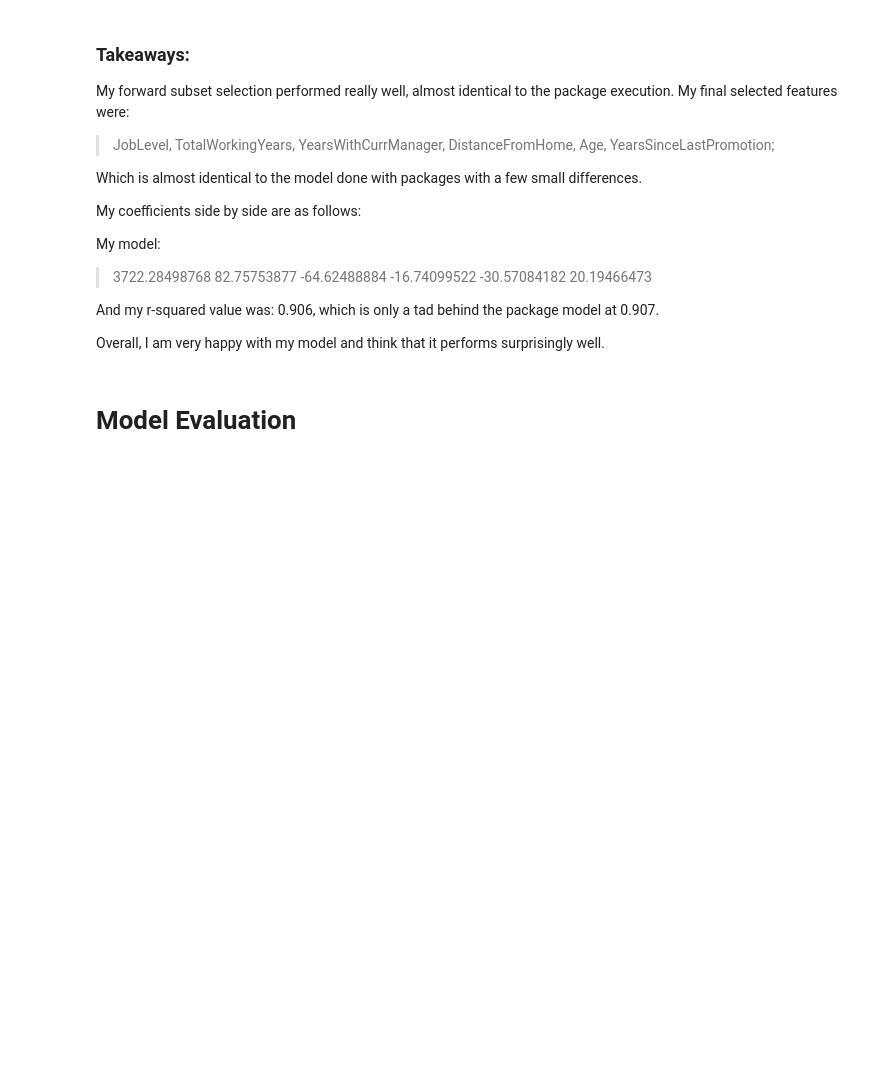
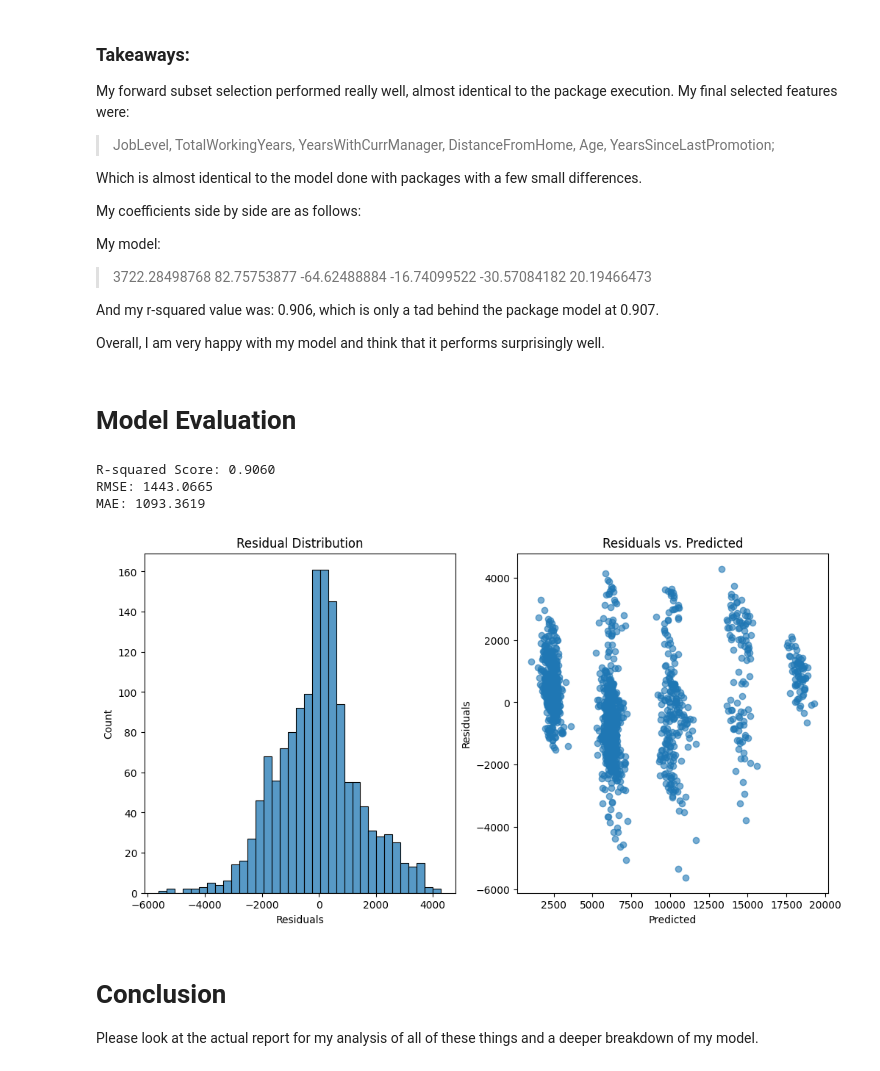
Before and after one commit to okdokeko/421final, a Jupyter notebook: final_interprertation.ipynb, the cells around one changed output. Cells and saved outputs as stored; diff of their text form; code cells hidden in the pictures; blank space fills up the shorter version.

Commit message:
Cleaned up a bit, might add more figures later

```diff
--- a/final_interprertation.ipynb
+++ b/final_interprertation.ipynb
@@ -294,3 +296,52 @@ And my r-squared value was: 0.906, which is only a tad behind the package model
 Overall, I am very happy with my model and think that it performs surprisingly well.
 # %% [markdown]
 # Model Evaluation
+# %%
+# Since the instructions said that it was okay to use packages for evaluation i decided to use sklearn metrics.
+# This includes a ton of useful metrics to evaluate the model.
+y_pred = model.predict(X)
+
+# Here i am calculating my metrics
+# I decided to go with these three since they are standard and rmse is more interpretable than mse and was suggested in the instructions.
+# Same with mean absolute error
+r2 = r2_score(Y, y_pred)
+rmse = np.sqrt(mean_squared_error(Y, y_pred))
+mae = mean_absolute_error(Y, y_pred)
+
+print(f"R-squared Score: {r2:.4f}")
+print(f"RMSE: {rmse:.4f}")
+print(f"MAE: {mae:.4f}")
+
+# Source: https://scikit-learn.org/stable/api/sklearn.metrics.html
+# Source: https://scikit-learn.org/stable/modules/model_evaluation.html#regression-metrics
+# %% [output]
+R-squared Score: 0.9060
+RMSE: 1443.0665
+MAE: 1093.3619
+# %%
+# I also decided to do a residual plot to check out if anything looked off
+residuals = Y - y_pred
+
+plt.figure(figsize=(12, 6))
+
+# Plot 1: residual distrubution
+plt.subplot(1, 2, 1)
+sns.histplot(residuals)
+plt.title("Residual Distribution")
+plt.xlabel("Residuals")
+
+# Plot 2: residuals vs predicted
+plt.subplot(1, 2, 2)
+plt.scatter(y_pred, residuals, alpha=0.6) # reduced alpha to see better
+plt.title("Residuals vs. Predicted")
+plt.xlabel("Predicted")
+plt.ylabel("Residuals")
+
+plt.show()
+
+# I took inspiration from this but obviously didnt use OLS: https://www.statology.org/residual-plot-python/
+# %% [output]
+[figure, added]
+# %% [markdown]
+# Conclusion
+Please look at the actual report for my analysis of all of these things and a deeper breakdown of my model.
```
Also changed, not shown: parts of 7 cells of this notebook.
